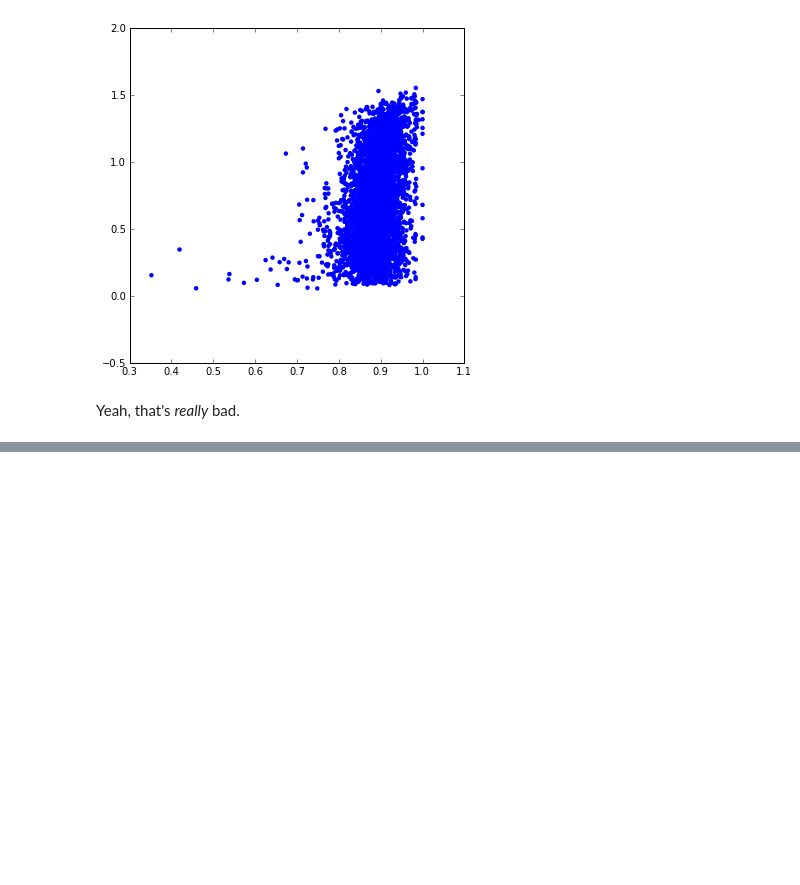
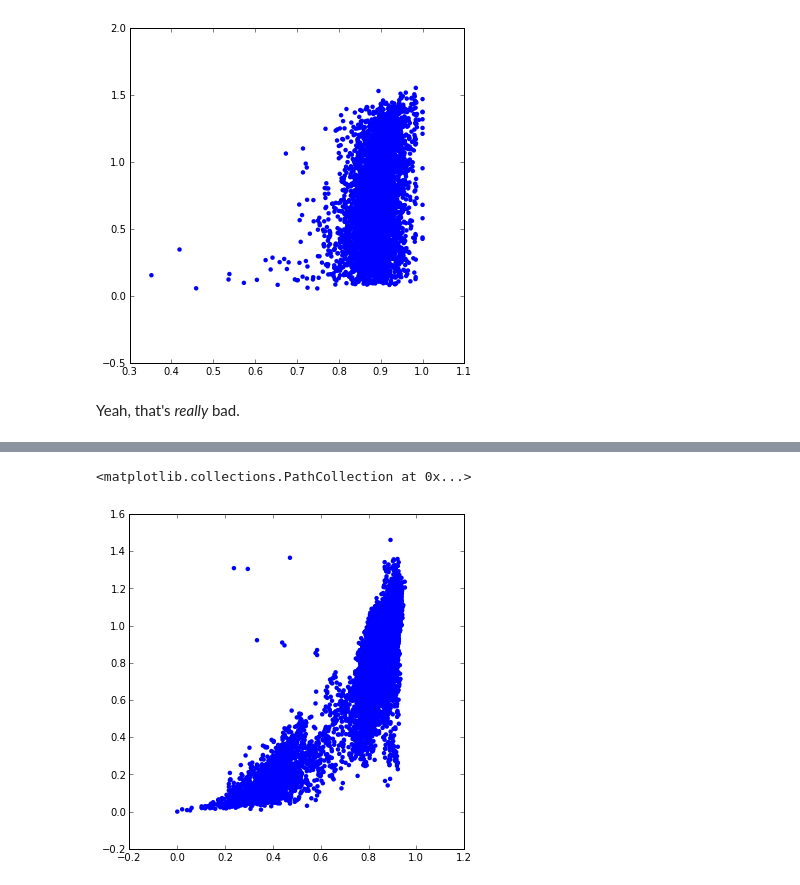
Before and after one commit to greglandrum/rdkit_blog, a Jupyter notebook: notebooks/MDS I.ipynb, the cells around one changed output, grey strips where cells are left out. Saved outputs shown, nothing was run; the diff lists cells and outputs as text; code cells hidden in the pictures; blank space fills up the shorter version.

```diff
--- a/notebooks/MDS I.ipynb
+++ b/notebooks/MDS I.ipynb
@@ -561,0 +611,9 @@ Yeah, that's *really* bad.
+# %%
+mds3 = manifold.MDS(n_components=2, random_state=3, dissimilarity="precomputed",n_jobs = 4, verbose=0,max_iter=1000)
+results3 = mds3.fit(dist_mat)
+coords3=results3.embedding_
+d = distCompare(dist_mat,coords3,nPicks=-1)
+scatter([x for x,y in d],[y for x,y in d],edgecolors='none')
+# %% [output]
+<matplotlib.collections.PathCollection at 0x...>
+[figure, added]
```
Also changed, not shown: parts of 7 cells of this notebook.
